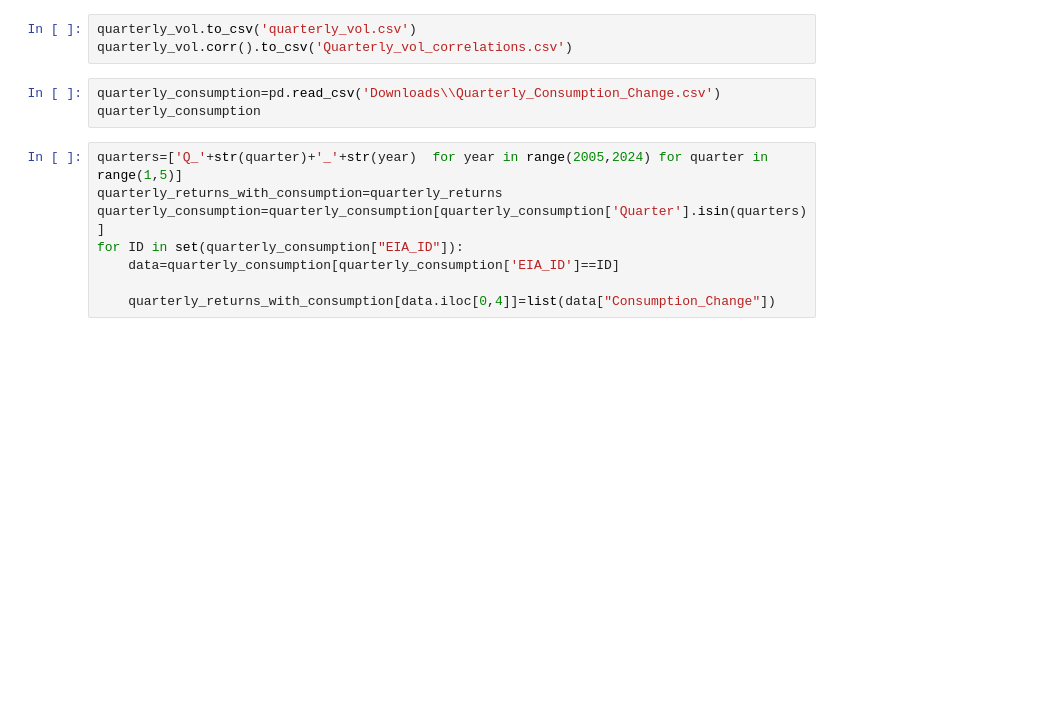
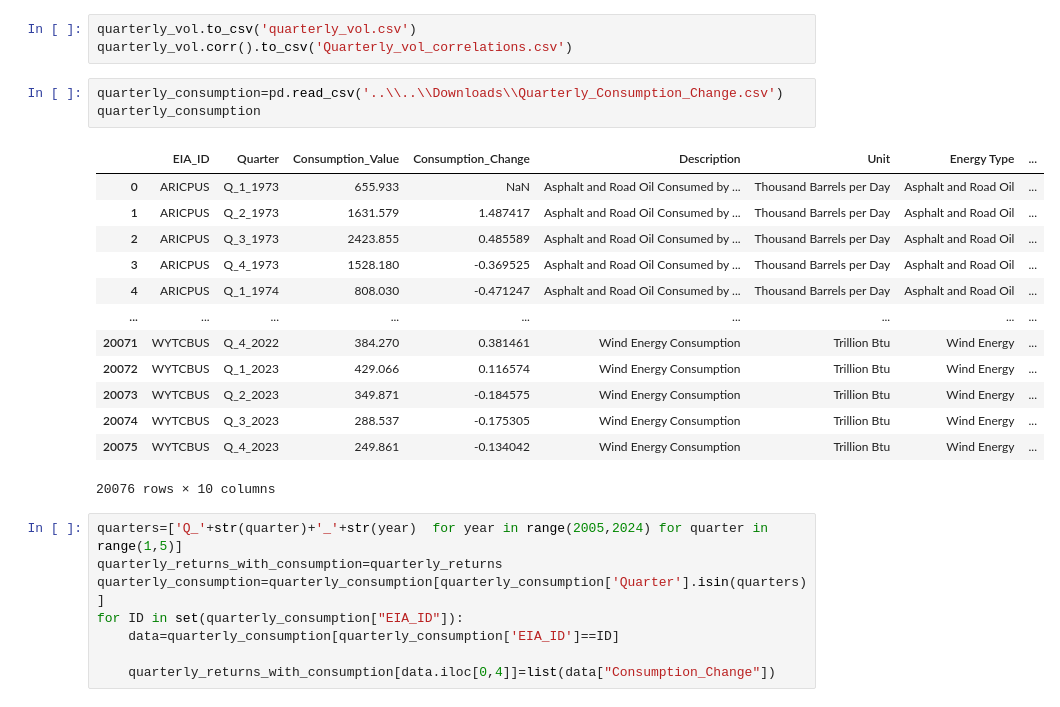
Before and after one commit to maclarenscott/Citadel_Datathon_Spring_Team13, a Jupyter notebook: datathon_stock_price_analysis.ipynb, the cells around one changed output. Cells and saved outputs as stored; diff of their text form; blank space fills up the shorter version.

```diff
--- a/datathon_stock_price_analysis.ipynb
+++ b/datathon_stock_price_analysis.ipynb
@@ -154,8 +271,22 @@ quarterly_vol
 quarterly_vol.to_csv('quarterly_vol.csv')
 quarterly_vol.corr().to_csv('Quarterly_vol_correlations.csv')
 # %%
-quarterly_consumption=pd.read_csv('Downloads\\Quarterly_Consumption_Change.csv')
+quarterly_consumption=pd.read_csv('..\\..\\Downloads\\Quarterly_Consumption_Change.csv')
 quarterly_consumption
+# %% [output]
+|  | EIA_ID | Quarter | Consumption_Value | Consumption_Change | Description | Unit | Energy Type | ... |
+| 0 | ARICPUS | Q_1_1973 | 655.933 | NaN | Asphalt and Road Oil Consumed by ... | Thousand Barrels per Day | Asphalt and Road Oil | ... |
+| 1 | ARICPUS | Q_2_1973 | 1631.579 | 1.487417 | Asphalt and Road Oil Consumed by ... | Thousand Barrels per Day | Asphalt and Road Oil | ... |
+| 2 | ARICPUS | Q_3_1973 | 2423.855 | 0.485589 | Asphalt and Road Oil Consumed by ... | Thousand Barrels per Day | Asphalt and Road Oil | ... |
+| 3 | ARICPUS | Q_4_1973 | 1528.180 | -0.369525 | Asphalt and Road Oil Consumed by ... | Thousand Barrels per Day | Asphalt and Road Oil | ... |
+| 4 | ARICPUS | Q_1_1974 | 808.030 | -0.471247 | Asphalt and Road Oil Consumed by ... | Thousand Barrels per Day | Asphalt and Road Oil | ... |
+| ... | ... | ... | ... | ... | ... | ... | ... | ... |
+| 20071 | WYTCBUS | Q_4_2022 | 384.270 | 0.381461 | Wind Energy Consumption | Trillion Btu | Wind Energy | ... |
+| 20072 | WYTCBUS | Q_1_2023 | 429.066 | 0.116574 | Wind Energy Consumption | Trillion Btu | Wind Energy | ... |
+| 20073 | WYTCBUS | Q_2_2023 | 349.871 | -0.184575 | Wind Energy Consumption | Trillion Btu | Wind Energy | ... |
+| 20074 | WYTCBUS | Q_3_2023 | 288.537 | -0.175305 | Wind Energy Consumption | Trillion Btu | Wind Energy | ... |
+| 20075 | WYTCBUS | Q_4_2023 | 249.861 | -0.134042 | Wind Energy Consumption | Trillion Btu | Wind Energy | ... |
+20076 rows × 10 columns
 # %%
 quarters=['Q_'+str(quarter)+'_'+str(year)  for year in range(2005,2024) for quarter in range(1,5)]
 quarterly_returns_with_consumption=quarterly_returns
```
Also changed, not shown: parts of 17 cells of this notebook.
